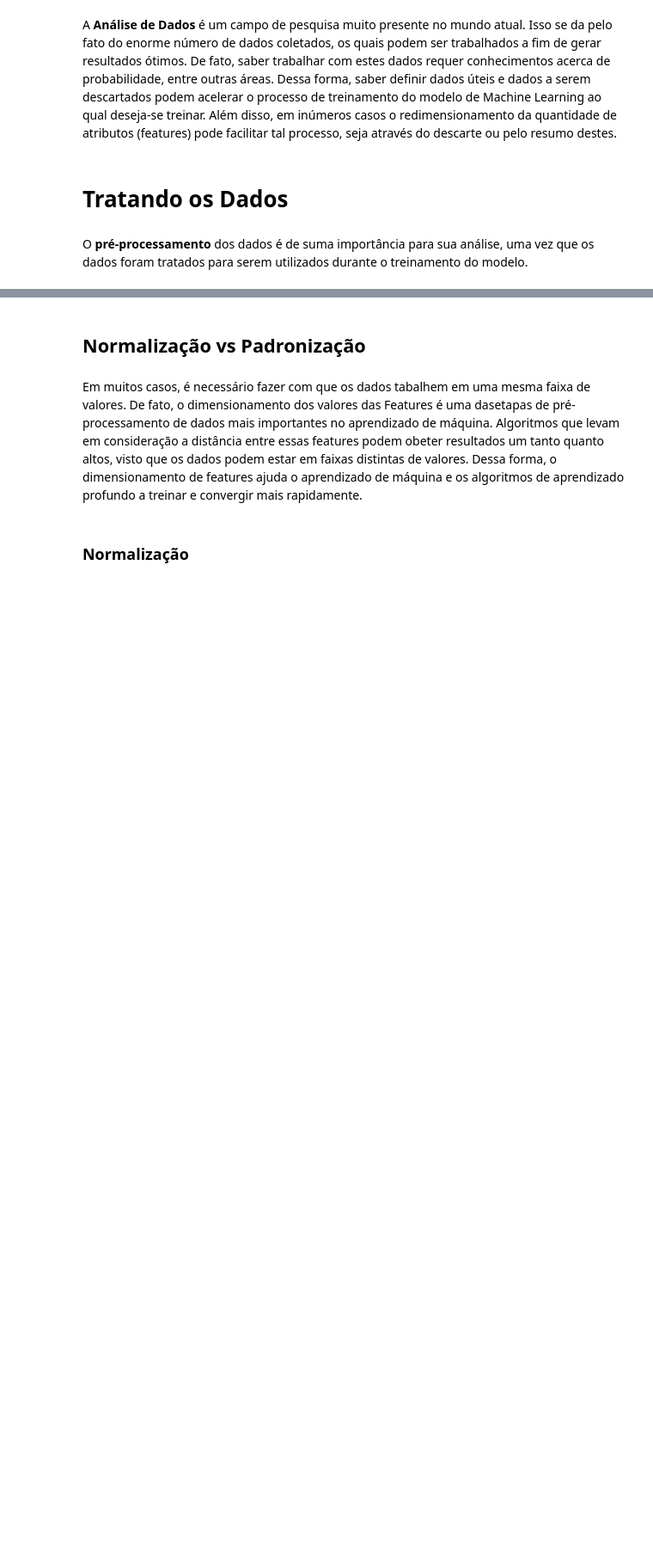
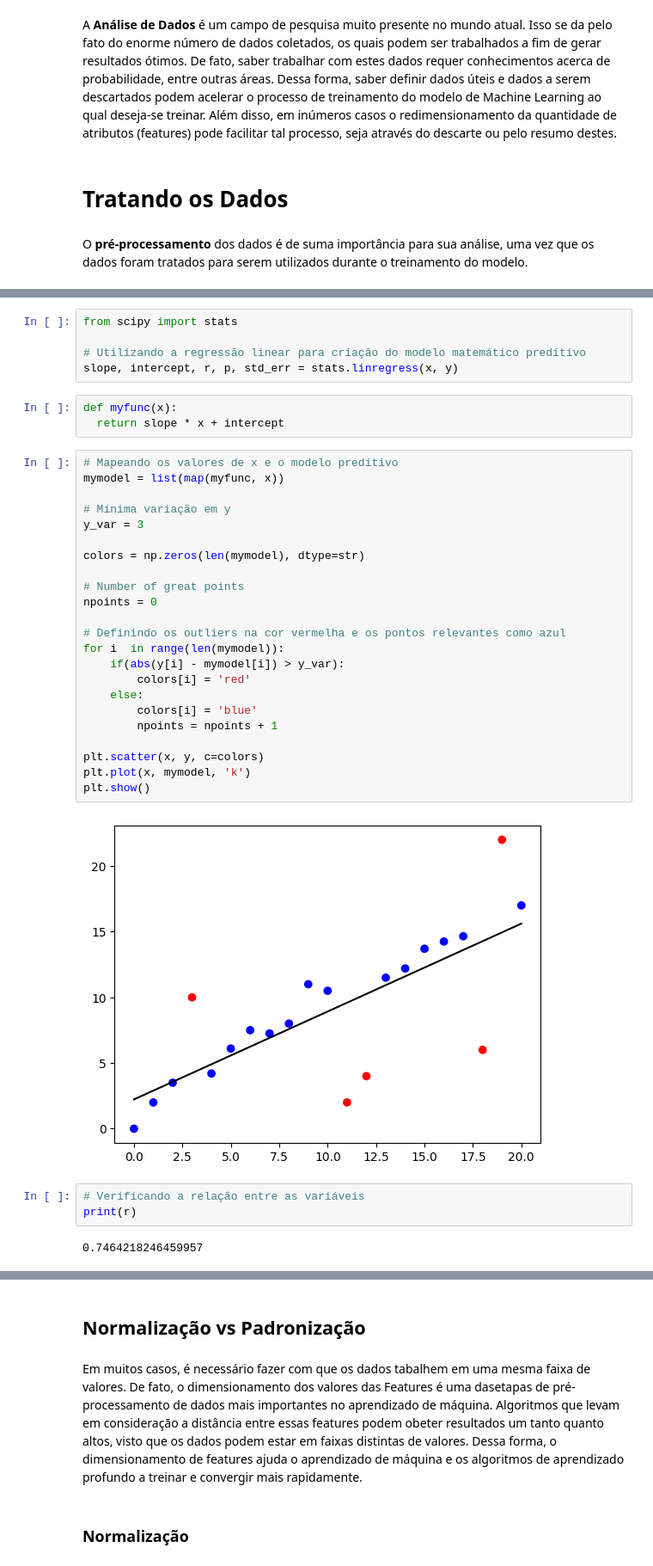
Before and after one commit to Joaohsd/artificial-intelligence, a Jupyter notebook: Materiais/Notebooks/Introducao/dataAnalysis.ipynb, the cells around one changed output, grey strips where cells are left out. Shown at 86% size. Cells and saved outputs as stored; diff of their text form; blank space fills up the shorter version.

Commit message:
Redução de ruído adicionado ao material. Exemplo com remoção de outliers para melhorar a predição.

```diff
--- a/Materiais/Notebooks/Introducao/dataAnalysis.ipynb
+++ b/Materiais/Notebooks/Introducao/dataAnalysis.ipynb
@@ -8,0 +39,38 @@ O **pré-processamento** dos dados é de suma importância para sua análise, um
+# %%
+from scipy import stats
+
+# Utilizando a regressão linear para criação do modelo matemático preditivo
+slope, intercept, r, p, std_err = stats.linregress(x, y)
+# %%
+def myfunc(x):
+  return slope * x + intercept
+# %%
+# Mapeando os valores de x e o modelo preditivo
+mymodel = list(map(myfunc, x))
+
+# Mínima variação em y
+y_var = 3
+
+colors = np.zeros(len(mymodel), dtype=str)
+
+# Number of great points
+npoints = 0
+
+# Definindo os outliers na cor vermelha e os pontos relevantes como azul
+for i  in range(len(mymodel)):
+    if(abs(y[i] - mymodel[i]) > y_var):
+        colors[i] = 'red'
+    else:
+        colors[i] = 'blue'
+        npoints = npoints + 1
+
+plt.scatter(x, y, c=colors)
+plt.plot(x, mymodel, 'k')
+plt.show()
+# %% [output]
+[figure, added]
+# %%
+# Verificando a relação entre as variáveis
+print(r)
+# %% [output]
+0.7464218246459957
```
Also changed, not shown: parts of 14 cells of this notebook, 3 other files.
